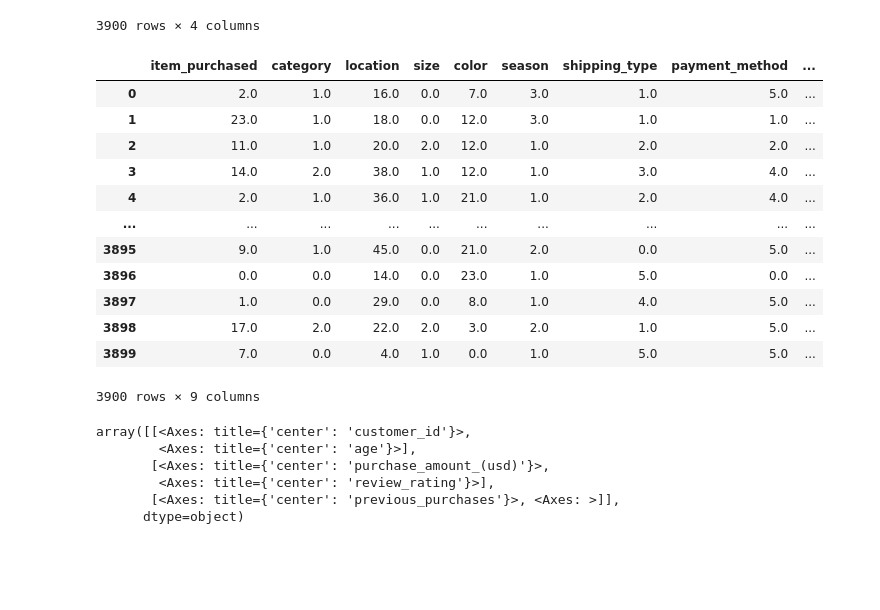
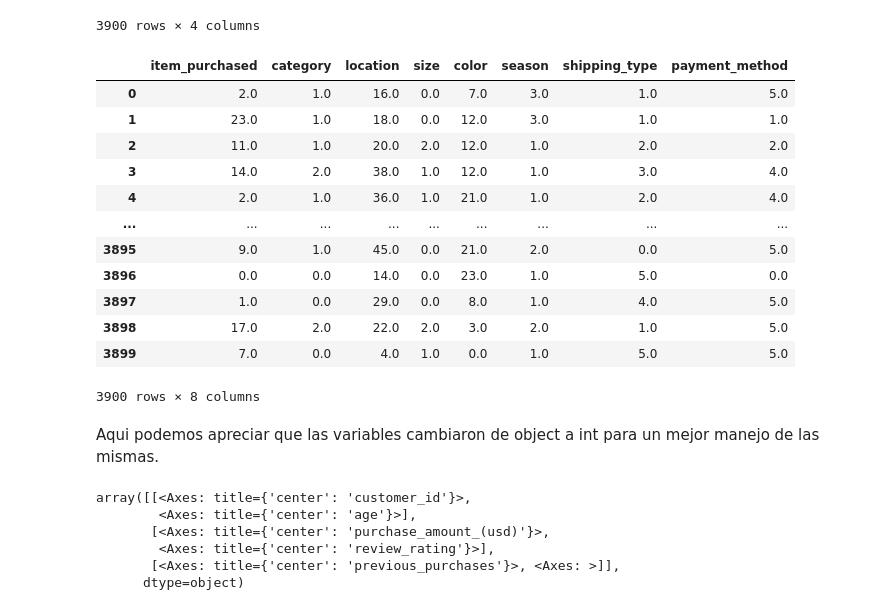
Before and after one commit to Ariana1998/Practica4_ArianaEspinoza, a Jupyter notebook: Shopping.ipynb, the cells around one changed output. Saved outputs shown, nothing was run; the diff lists cells and outputs as text; code cells hidden in the pictures; blank space fills up the shorter version.

```diff
--- a/Shopping.ipynb
+++ b/Shopping.ipynb
@@ -251,24 +267,26 @@ df[["gender", "subscription_status", "discount_applied", "promo_code_used"]]
 # %%
 from sklearn.preprocessing import OrdinalEncoder
 
-for col in ["item_purchased", "category", "location", "size", "color", "season", "shipping_type", "payment_method", "frequency_of_purchases"]:
+for col in ["item_purchased", "category", "location", "size", "color", "season", "shipping_type", "payment_method"]:
     df.loc[:, [col]] = OrdinalEncoder().fit_transform(df[[col]])
 
-df[["item_purchased", "category", "location", "size", "color", "season", "shipping_type", "payment_method", "frequency_of_purchases"]]
+df[["item_purchased", "category", "location", "size", "color", "season", "shipping_type", "payment_method"]]
 # %% [output]
-|  | item_purchased | category | location | size | color | season | shipping_type | payment_method | ... |
-| 0 | 2.0 | 1.0 | 16.0 | 0.0 | 7.0 | 3.0 | 1.0 | 5.0 | ... |
-| 1 | 23.0 | 1.0 | 18.0 | 0.0 | 12.0 | 3.0 | 1.0 | 1.0 | ... |
-| 2 | 11.0 | 1.0 | 20.0 | 2.0 | 12.0 | 1.0 | 2.0 | 2.0 | ... |
-| 3 | 14.0 | 2.0 | 38.0 | 1.0 | 12.0 | 1.0 | 3.0 | 4.0 | ... |
-| 4 | 2.0 | 1.0 | 36.0 | 1.0 | 21.0 | 1.0 | 2.0 | 4.0 | ... |
-| ... | ... | ... | ... | ... | ... | ... | ... | ... | ... |
-| 3895 | 9.0 | 1.0 | 45.0 | 0.0 | 21.0 | 2.0 | 0.0 | 5.0 | ... |
-| 3896 | 0.0 | 0.0 | 14.0 | 0.0 | 23.0 | 1.0 | 5.0 | 0.0 | ... |
-| 3897 | 1.0 | 0.0 | 29.0 | 0.0 | 8.0 | 1.0 | 4.0 | 5.0 | ... |
-| 3898 | 17.0 | 2.0 | 22.0 | 2.0 | 3.0 | 2.0 | 1.0 | 5.0 | ... |
-| 3899 | 7.0 | 0.0 | 4.0 | 1.0 | 0.0 | 1.0 | 5.0 | 5.0 | ... |
+|  | item_purchased | category | location | size | color | season | shipping_type | payment_method |
+| 0 | 2.0 | 1.0 | 16.0 | 0.0 | 7.0 | 3.0 | 1.0 | 5.0 |
+| 1 | 23.0 | 1.0 | 18.0 | 0.0 | 12.0 | 3.0 | 1.0 | 1.0 |
+| 2 | 11.0 | 1.0 | 20.0 | 2.0 | 12.0 | 1.0 | 2.0 | 2.0 |
+| 3 | 14.0 | 2.0 | 38.0 | 1.0 | 12.0 | 1.0 | 3.0 | 4.0 |
+| 4 | 2.0 | 1.0 | 36.0 | 1.0 | 21.0 | 1.0 | 2.0 | 4.0 |
+| ... | ... | ... | ... | ... | ... | ... | ... | ... |
+| 3895 | 9.0 | 1.0 | 45.0 | 0.0 | 21.0 | 2.0 | 0.0 | 5.0 |
+| 3896 | 0.0 | 0.0 | 14.0 | 0.0 | 23.0 | 1.0 | 5.0 | 0.0 |
+| 3897 | 1.0 | 0.0 | 29.0 | 0.0 | 8.0 | 1.0 | 4.0 | 5.0 |
+| 3898 | 17.0 | 2.0 | 22.0 | 2.0 | 3.0 | 2.0 | 1.0 | 5.0 |
+| 3899 | 7.0 | 0.0 | 4.0 | 1.0 | 0.0 | 1.0 | 5.0 | 5.0 |
-3900 rows × 9 columns
+3900 rows × 8 columns
+# %% [markdown]
+Aqui podemos apreciar que las variables cambiaron de object a int para un mejor manejo de las mismas.
 # %%
 df.hist(figsize=(12,12), color="#EBBAF3")
 # %% [output]
```
Also changed, not shown: parts of 15 cells of this notebook.
